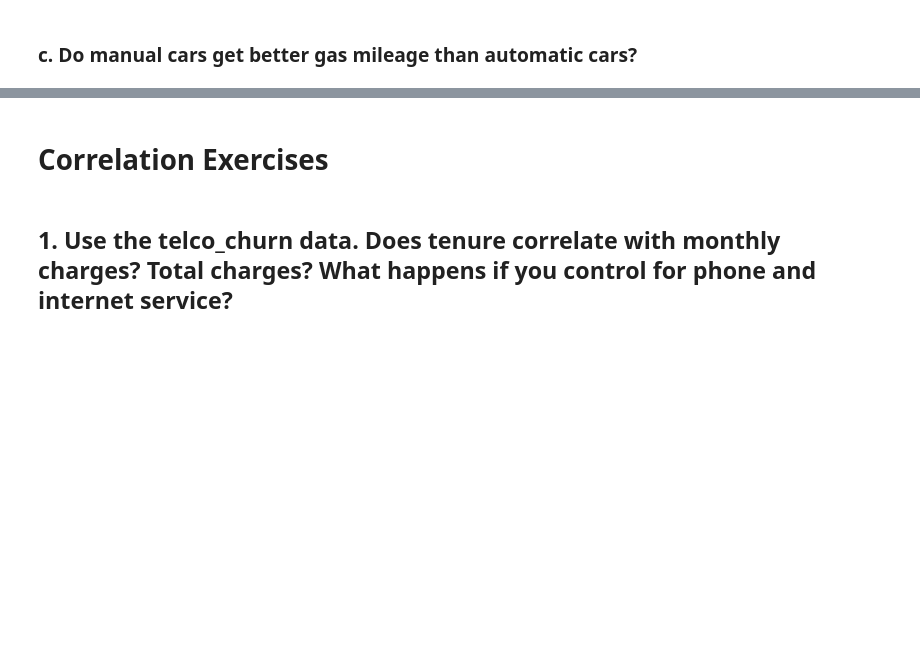
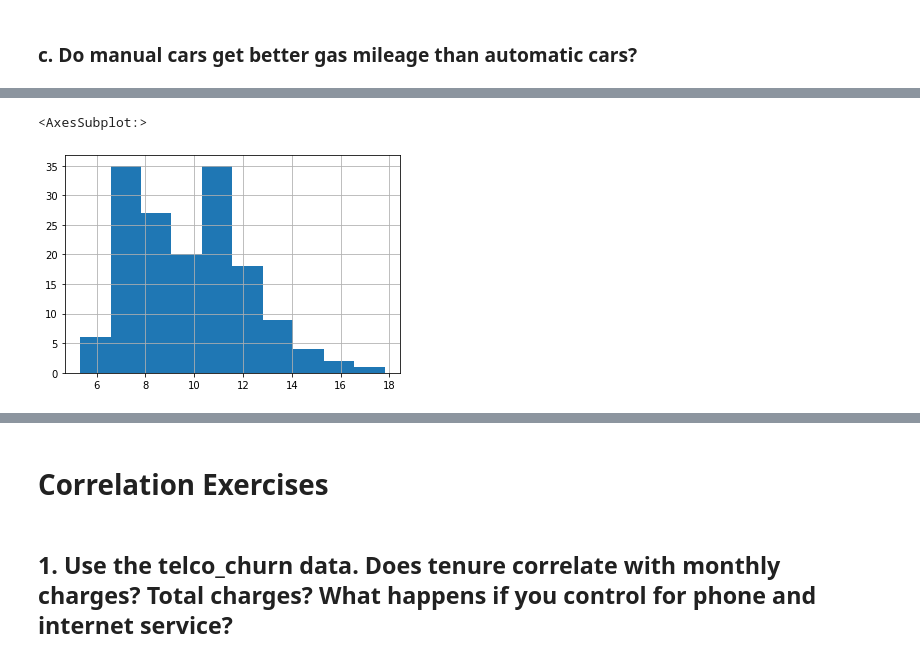
Before and after one commit to greg-maggard/statistics_exercises, a Jupyter notebook: hypothesis_testing.ipynb, the cells around one changed output, grey strips where cells are left out. Cells and saved outputs as stored; diff of their text form; code cells hidden in the pictures; blank space fills up the shorter version.

```diff
--- a/hypothesis_testing.ipynb
+++ b/hypothesis_testing.ipynb
@@ -140,2 +184,5 @@ t, p = stats.ttest_1samp(mpg_manl, mpg_auto)
 # %%
-mpg[mpg.trans == 'm*'].cty
+mpg_auto.hist()
+# %% [output]
+<AxesSubplot:>
+[figure, added]
```
Also changed, not shown: parts of 59 cells of this notebook, 3 other files.
